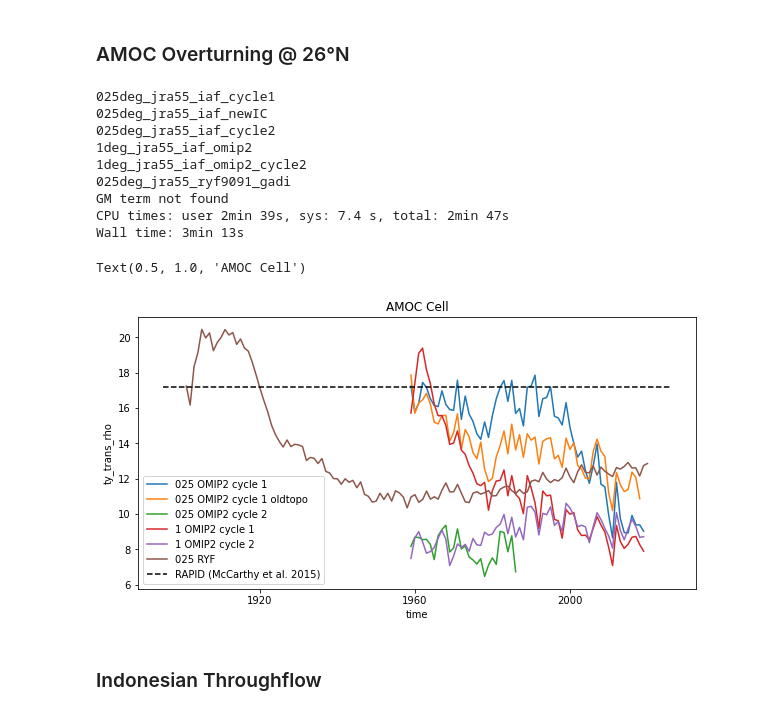
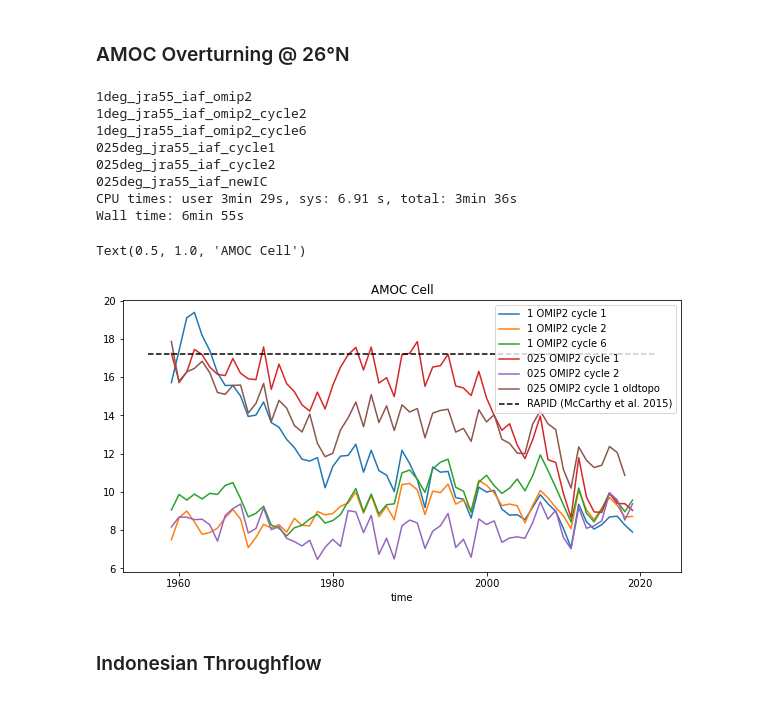
Before and after one commit to rmholmes/cosima-scripts, a Jupyter notebook: omip/OMIP2_025deg_InitialAnalysis.ipynb, the cells around one changed output. Drawn from its saved outputs; the diff is of its cells as text; code cells hidden in the pictures.

Commit message:
Update OMIP analysis.

```diff
--- a/omip/OMIP2_025deg_InitialAnalysis.ipynb
+++ b/omip/OMIP2_025deg_InitialAnalysis.ipynb
@@ -40,3 +31,16 @@ exptdict = OrderedDict([
+# %%
+exptdict = OrderedDict([
+    ('1 OMIP2 cycle 1',  {'expt':'1deg_jra55_iaf_omip2'}),
+    ('1 OMIP2 cycle 2',  {'expt':'1deg_jra55_iaf_omip2_cycle2'}),
+    ('1 OMIP2 cycle 3',  {'expt':'1deg_jra55_iaf_omip2_cycle3'}),
+    ('1 OMIP2 cycle 4',  {'expt':'1deg_jra55_iaf_omip2_cycle4'}),
+    ('1 OMIP2 cycle 5',  {'expt':'1deg_jra55_iaf_omip2_cycle5'}),
+    ('1 OMIP2 cycle 6',  {'expt':'1deg_jra55_iaf_omip2_cycle6'}),
+    ('025 OMIP2 cycle 1',   {'expt':'025deg_jra55_iaf_cycle1'}),
+    ('025 OMIP2 cycle 2',   {'expt':'025deg_jra55_iaf_cycle2'}),
+    ('025 OMIP2 cycle 1 oldtopo',  {'expt':'025deg_jra55_iaf_newIC'}),
+    ('025 RYF',   {'expt':'025deg_jra55_ryf9091_gadi'}),
+])
 # %% [markdown]
 ## Just checking the final data for each expt.
 # %%
@@ -266,39 +288,39 @@ Text(0.5, 1.0, 'AABW Cell')
 ### AMOC Overturning @ 26°N
 # %%
 %%time
+keys = ['1 OMIP2 cycle 1','1 OMIP2 cycle 2','1 OMIP2 cycle 6','025 OMIP2 cycle 1','025 OMIP2 cycle 2','025 OMIP2 cycle 1 oldtopo']
 plt.figure(figsize=(10,5))
-for ekey in exptdict.keys():
+for ekey in keys:
     expt = exptdict[ekey]['expt']
     print(expt)
     var = cc.querying.getvar(expt,'ty_trans_rho',session,end_time=end_time)
     psi_amoc = var.sel(grid_xt_ocean=slice(-103,-5)).sum('grid_xt_ocean').sel(method='Nearest',grid_yu_ocean=26)*1.0e-9
     psi_amoc_sum = psi_amoc.cumsum('potrho') - psi_amoc.sum('potrho')
 
     try:
         var2 = cc.querying.getvar(expt,'ty_trans_rho_gm',session,end_time=end_time)
         psi_amoc_gm = var2.sel(grid_xt_ocean=slice(-103,-5)).sum('grid_xt_ocean').sel(method='Nearest',grid_yu_ocean=26)*1.0e-9
         psi_amoc_sum = psi_amoc_sum + psi_amoc_gm
     except:
         print('GM term not found')
 
     psi_amoc_sum = psi_amoc_sum.sel(potrho=slice(1035.5,None)).max('potrho').resample(time='Y').mean()
     psi_amoc_sum.plot(label=ekey)
 xlims = plt.xlim()
 plt.plot(xlims,[17.2,17.2],'--k',label='RAPID (McCarthy et al. 2015)')
 plt.legend()
 plt.title('AMOC Cell')
 # %% [output]
-025deg_jra55_iaf_cycle1
-025deg_jra55_iaf_newIC
-025deg_jra55_iaf_cycle2
 1deg_jra55_iaf_omip2
 1deg_jra55_iaf_omip2_cycle2
-025deg_jra55_ryf9091_gadi
-GM term not found
-CPU times: user 2min 39s, sys: 7.4 s, total: 2min 47s
-Wall time: 3min 13s
+1deg_jra55_iaf_omip2_cycle6
+025deg_jra55_iaf_cycle1
+025deg_jra55_iaf_cycle2
+025deg_jra55_iaf_newIC
+CPU times: user 3min 29s, sys: 6.91 s, total: 3min 36s
+Wall time: 6min 55s
 Text(0.5, 1.0, 'AMOC Cell')
-[figure, old version]
+[figure, new version]
 # %% [markdown]
 ### Indonesian Throughflow
 # %%
```
Also changed, not shown: parts of 15 cells of this notebook, 1 other file.
